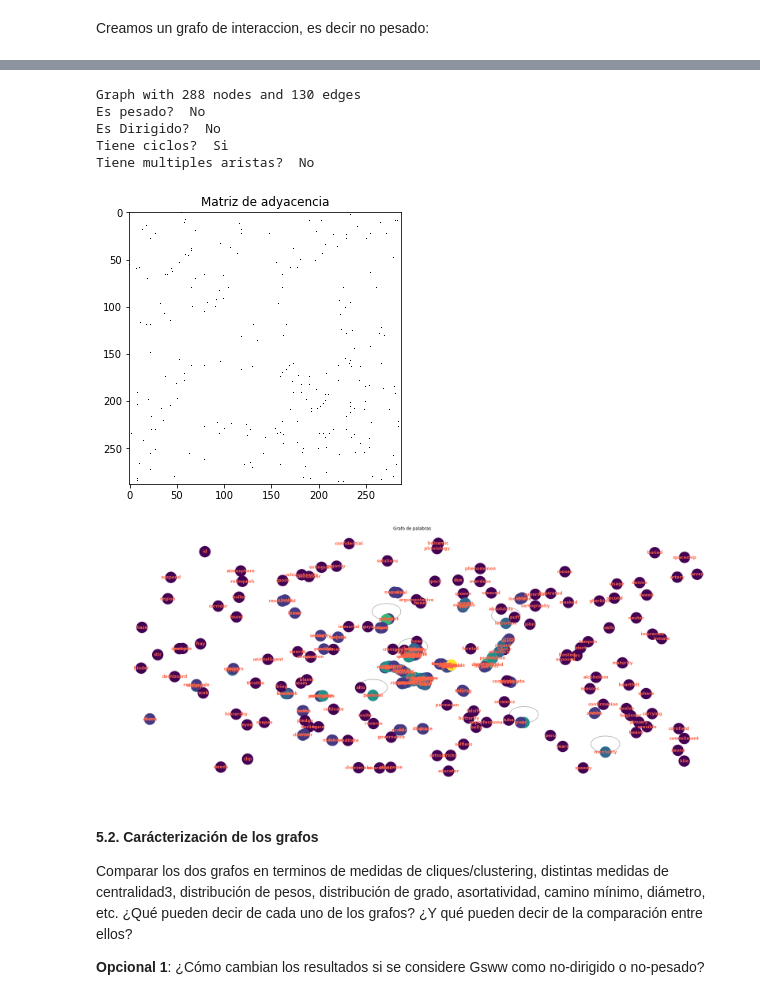
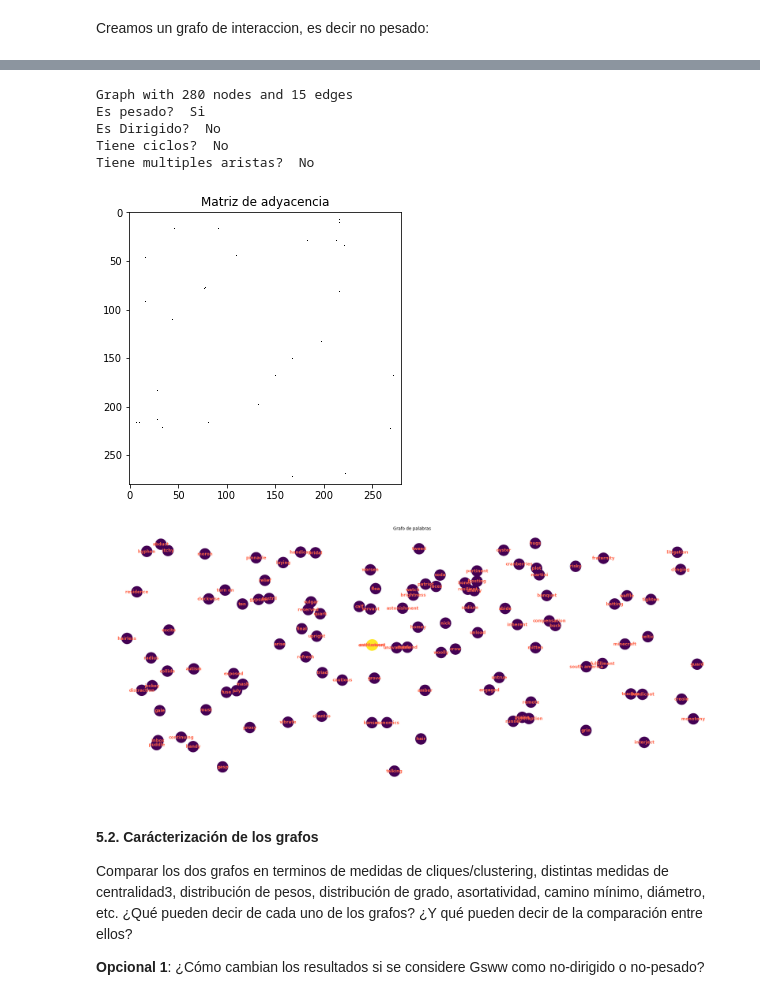
Before and after one commit to magistery-tps/dm-cyt-tp2, a Jupyter notebook: notebooks/analisys.ipynb, the cells around one changed output, grey strips where cells are left out. Cells and saved outputs as stored; diff of their text form; code cells hidden in the pictures.

```diff
--- a/notebooks/analisys.ipynb
+++ b/notebooks/analisys.ipynb
@@ -112,6 +116,7 @@ A continacion tomamos por un lado **dataset** (el cual tiene las columnas pregun
 # %% [markdown]
 Creamos un dataset pesado por la distancia coseno entre las palabras fitlradas desde **Small World of Words**:
 # %%
-weight_type               = 'google' # 'glove'
+w2v_weight_type           = 'google' # 'glove'
 graph_subsampling_percent = 0.025 # 2.5%
-min_distance              = 0.1
+w2v_min_distance          = 0.4
+sww_weight_min_distance   = 0.1
@@ -162,10 +169,11 @@ Tiene multiples aristas?  No
 # %% [markdown]
 Creamos un grafo de interaccion, es decir no pesado:
 # %%
-interaction_graph_dataset = dataset[dataset[weight_column] > min_distance] \
-    .pipe(rename_columns, {weight_column: 'weight'}) \
+sww_graph_dataset = dataset[dataset['sww_weight'] > sww_weight_min_distance] \
+    .pipe(rename_columns, { 'sww_weight': 'weight' }) \
+    .pipe(select, ['source', 'response', 'weight']) \
     .pipe(plot_frequency, column = 'source') \
     .pipe(plot_frequency, column = 'response')
 
-interaction_graph_dataset.head()
+sww_graph_dataset.head()
 # %% [output]
@@ -181,25 +190,26 @@ INFO: (863799, 4) --> rename_columns({}) --> (863799, 4)
 # %%
-interaction_graph = nx.from_pandas_edgelist(
-    interaction_graph_dataset,
+sww_graph = nx.from_pandas_edgelist(
+    sww_graph_dataset,
     'source',
     'response',
+    'weight',
     create_using=nx.Graph()
 )
 
-interaction_graph = graph_subsampling(
-    interaction_graph,
+sww_graph = graph_subsampling(
+    sww_graph,
     percent = graph_subsampling_percent
 )
 # %%
-graph_summary(interaction_graph, k_percent=0.9, k_layout=0.001)
+graph_summary(sww_graph, k_percent=0.4, k_layout=0.001)
 # %% [output]
-Graph with 288 nodes and 130 edges
-Es pesado?  No
+Graph with 280 nodes and 15 edges
+Es pesado?  Si
 Es Dirigido?  No
-Tiene ciclos?  Si
+Tiene ciclos?  No
 Tiene multiples aristas?  No
-[figure, old version]
+[figure, new version]
-[figure, old version]
+[figure, new version]
 # %% [markdown]
 #### 5.2. Carácterización de los grafos
 
```
Also changed, not shown: parts of 18 cells of this notebook, 5 other files.
